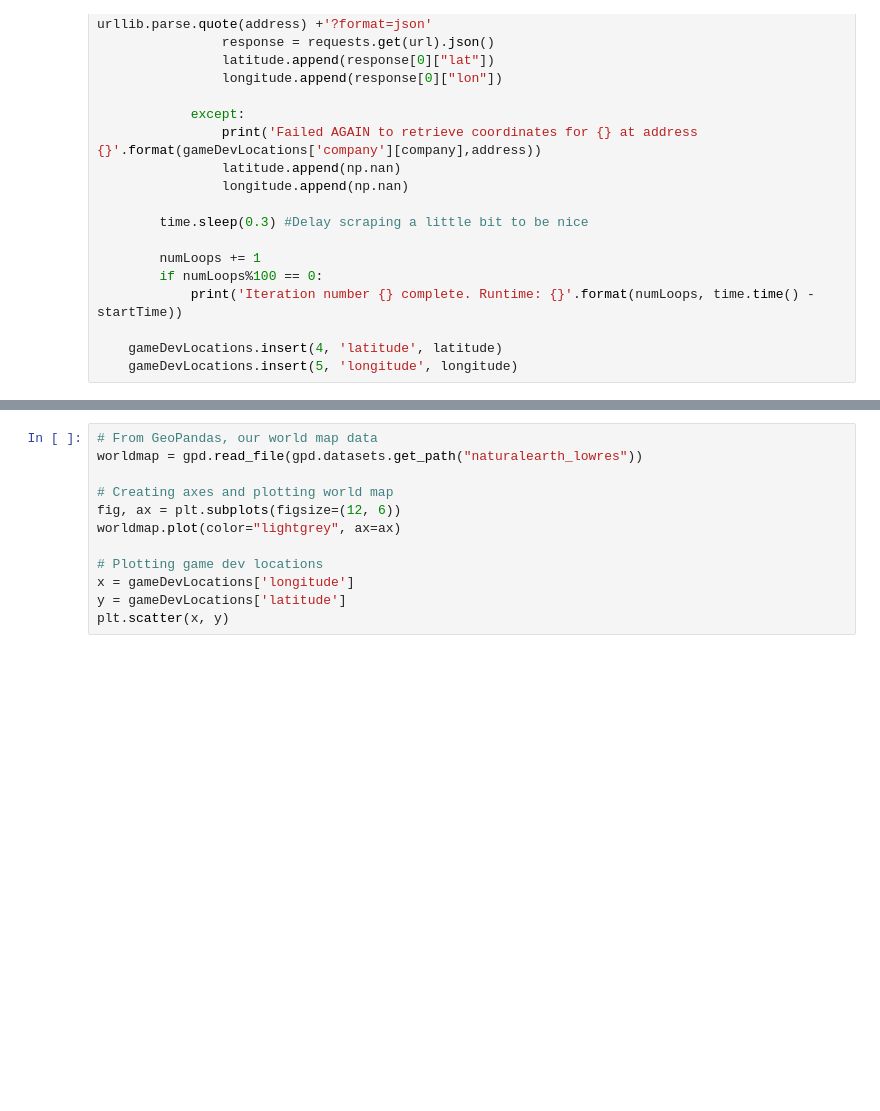
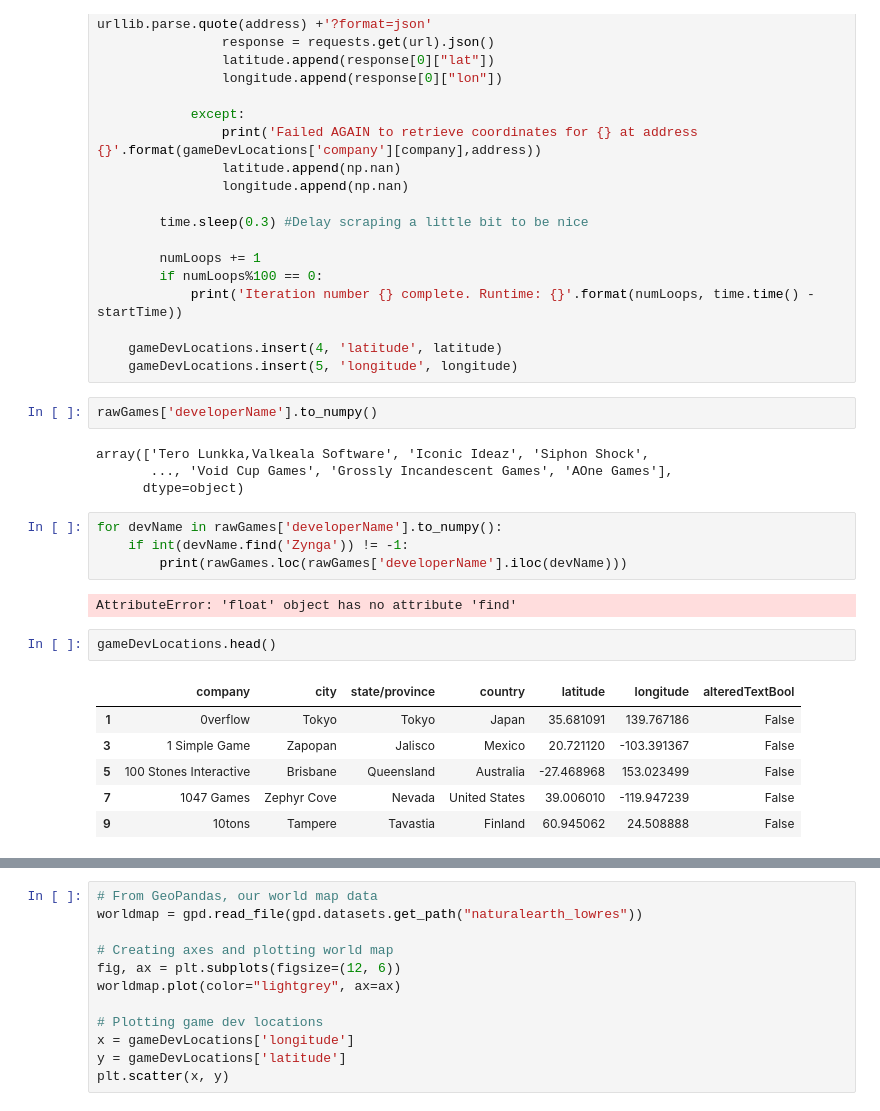
Before and after one commit to isam7/SteamScraping, a Jupyter notebook: Steam Data Analysis.ipynb, the cells around one changed output, grey strips where cells are left out. Saved outputs shown, nothing was run; the diff lists cells and outputs as text; blank space fills up the shorter version.

```diff
--- a/Steam Data Analysis.ipynb
+++ b/Steam Data Analysis.ipynb
@@ -300,3 +300,24 @@ else:
 
     gameDevLocations.insert(4, 'latitude', latitude)
     gameDevLocations.insert(5, 'longitude', longitude)
+# %%
+rawGames['developerName'].to_numpy()
+# %% [output]
+array(['Tero Lunkka,Valkeala Software', 'Iconic Ideaz', 'Siphon Shock',
+       ..., 'Void Cup Games', 'Grossly Incandescent Games', 'AOne Games'],
+      dtype=object)
+# %%
+for devName in rawGames['developerName'].to_numpy():
+    if int(devName.find('Zynga')) != -1:
+        print(rawGames.loc(rawGames['developerName'].iloc(devName)))
+# %% [output]
+AttributeError: 'float' object has no attribute 'find'
+# %%
+gameDevLocations.head()
+# %% [output]
+|  | company | city | state/province | country | latitude | longitude | alteredTextBool |
+| 1 | 0verflow | Tokyo | Tokyo | Japan | 35.681091 | 139.767186 | False |
+| 3 | 1 Simple Game | Zapopan | Jalisco | Mexico | 20.721120 | -103.391367 | False |
+| 5 | 100 Stones Interactive | Brisbane | Queensland | Australia | -27.468968 | 153.023499 | False |
+| 7 | 1047 Games | Zephyr Cove | Nevada | United States | 39.006010 | -119.947239 | False |
+| 9 | 10tons | Tampere | Tavastia | Finland | 60.945062 | 24.508888 | False |
```
Also changed, not shown: parts of 7 cells of this notebook.
